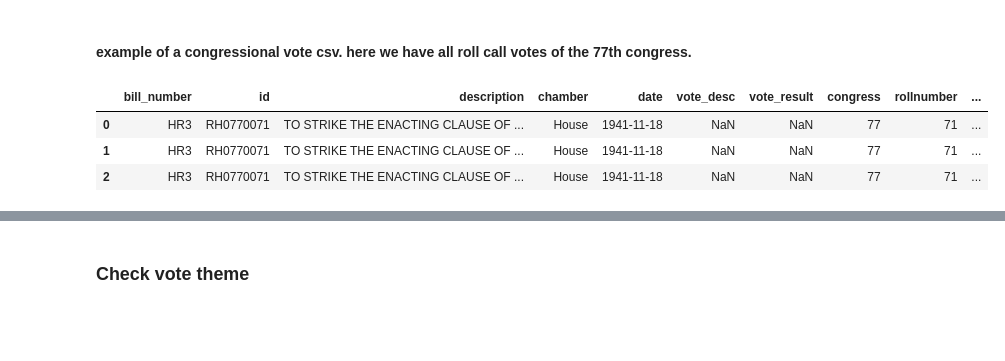
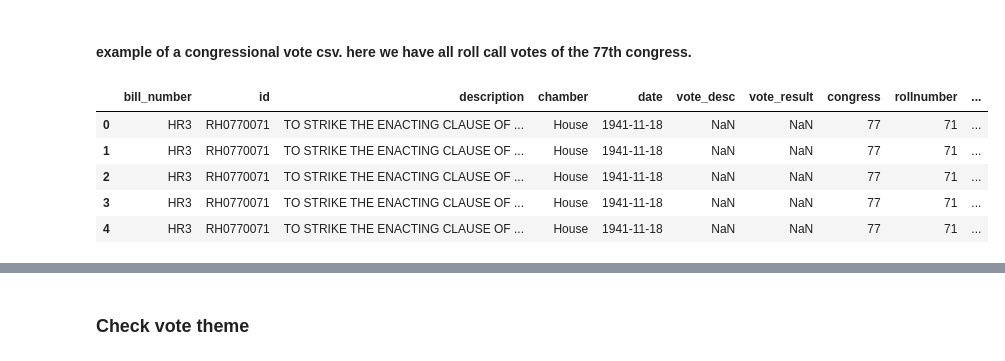
Before and after one commit to LeonardoAgasso/USA_Congress_SigNet, a Jupyter notebook: notebooks/create_edgelist.ipynb, the cells around one changed output, grey strips where cells are left out. Saved outputs shown, nothing was run; the diff lists cells and outputs as text; code cells hidden in the pictures; blank space fills up the shorter version.

```diff
--- a/notebooks/create_edgelist.ipynb
+++ b/notebooks/create_edgelist.ipynb
@@ -49,12 +43,14 @@ party_codes.head(3)
 # %% [markdown]
 #### example of a congressional vote csv. here we have all roll call votes of the 77th congress.
 # %%
-congress_77 = pd.read_csv('../dataset/download_votes_merged/congress_077.csv')
-congress_77.head(3)
+congress_77 = pd.read_csv('data/download_votes_merged/congress_077.csv')
+congress_77.head()
 # %% [output]
 |  | bill_number | id | description | chamber | date | vote_desc | vote_result | congress | rollnumber | ... |
 | 0 | HR3 | RH0770071 | TO STRIKE THE ENACTING CLAUSE OF ... | House | 1941-11-18 | NaN | NaN | 77 | 71 | ... |
 | 1 | HR3 | RH0770071 | TO STRIKE THE ENACTING CLAUSE OF ... | House | 1941-11-18 | NaN | NaN | 77 | 71 | ... |
 | 2 | HR3 | RH0770071 | TO STRIKE THE ENACTING CLAUSE OF ... | House | 1941-11-18 | NaN | NaN | 77 | 71 | ... |
+| 3 | HR3 | RH0770071 | TO STRIKE THE ENACTING CLAUSE OF ... | House | 1941-11-18 | NaN | NaN | 77 | 71 | ... |
+| 4 | HR3 | RH0770071 | TO STRIKE THE ENACTING CLAUSE OF ... | House | 1941-11-18 | NaN | NaN | 77 | 71 | ... |
 # %% [markdown]
 #### in 2 years we have "just" 152 roll call votes
```
Also changed, not shown: parts of 46 cells of this notebook, 4 other files.
